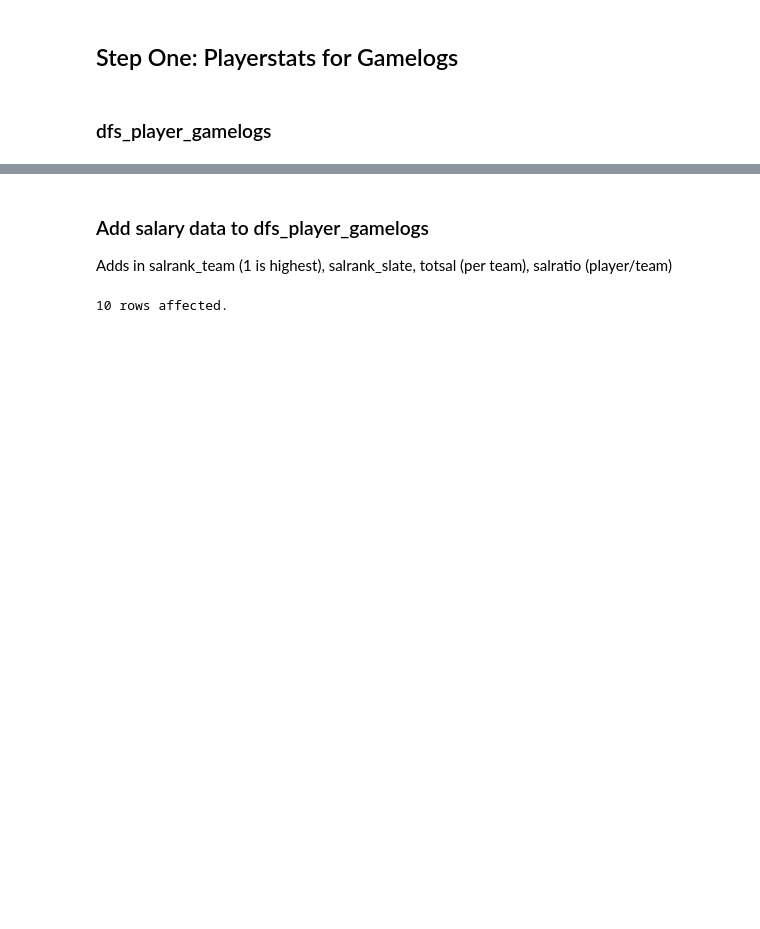
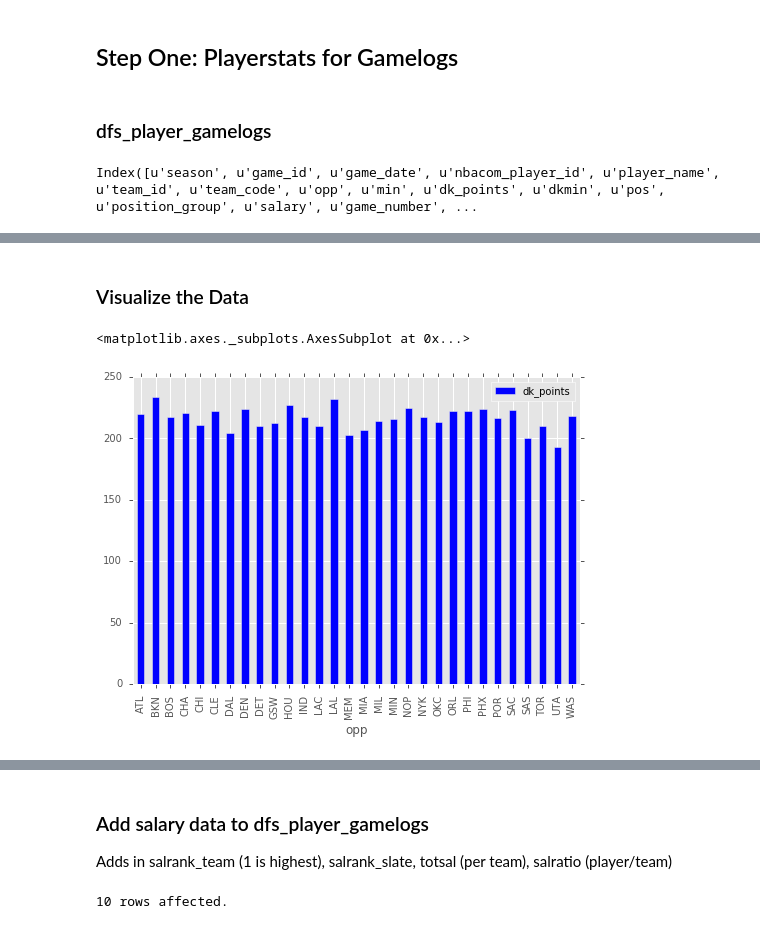
Before and after one commit to bother7/nba-1, a Jupyter notebook: examples/dk_model.ipynb, the cells around one changed output, grey strips where cells are left out. Drawn from its saved outputs; the diff is of its cells as text; code cells hidden in the pictures; blank space fills up the shorter version.

```diff
--- a/examples/dk_model.ipynb
+++ b/examples/dk_model.ipynb
@@ -36,6 +36,10 @@ engine = create_engine(connection_string)
 ### dfs_player_gamelogs
 # %%
 df = pd.read_sql_table('dfs_player_gamelogs', engine)
+# %%
+df.columns
+# %% [output]
+Index([u'season', u'game_id', u'game_date', u'nbacom_player_id', u'player_name', u'team_id', u'team_code', u'opp', u'min', u'dk_points', u'dkmin', u'pos', u'position_group', u'salary', u'game_number', ...
 # %%
 descols = [u'dk_points', u'dkmin', u'salary', u'days_last_game',
            u'opening_spread', u'opening_game_ou',
@@ -53,3 +57,16 @@ df[descols].query('dk_points >= 10').describe()
 | 50% | 23.000000 | 0.910000 | 4600.000000 | 2.000000 | 0.000000 | 205.000000 | 102.000000 | ... |
 | 75% | 32.250000 | 1.130000 | 6200.000000 | 2.000000 | 5.500000 | 211.500000 | 106.000000 | ... |
 | max | 103.500000 | 6.130000 | 13900.000000 | 11.000000 | 22.000000 | 238.500000 | 124.500000 | ... |
+# %% [markdown]
+### Visualize the Data
+# %%
+cols = ['season', 'opp', 'dk_points']
+df2 = df[cols].query('season > 2016')
+grp = df2.groupby(['opp'], as_index=False).sum()
+grp.dk_points = grp.dk_points/82
+# %%
+plt.style.use('ggplot')
+grp.plot(kind='bar', y="dk_points", x="opp")
+# %% [output]
+<matplotlib.axes._subplots.AxesSubplot at 0x...>
+[figure, added]
```
Also changed, not shown: parts of 2 cells of this notebook, 13 other files.
